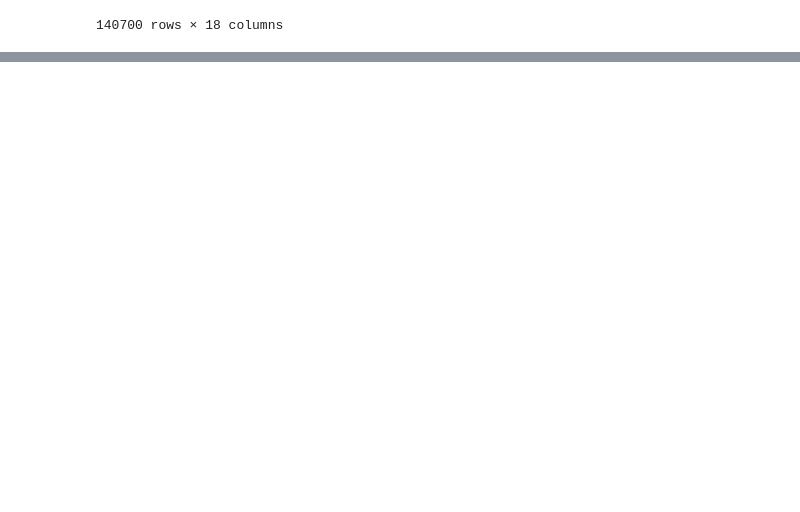
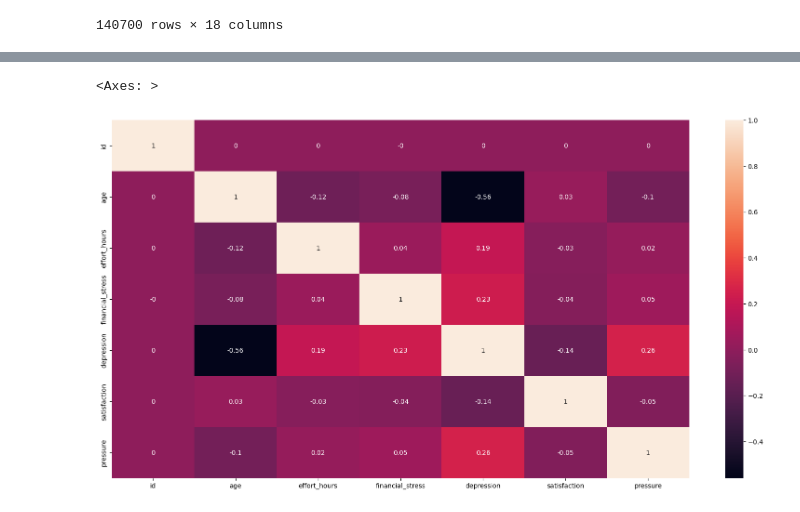
Before and after one commit to sampontiroli/projects, a Jupyter notebook: exploring-mental-health-eda.ipynb, the cells around one changed output, grey strips where cells are left out. Drawn from its saved outputs; the diff is of its cells as text; code cells hidden in the pictures; blank space fills up the shorter version.

Commit message:
Kaggle Notebook | exploring mental health_EDA | Version 2

```diff
--- a/exploring-mental-health-eda.ipynb
+++ b/exploring-mental-health-eda.ipynb
@@ -5,11 +5,15 @@ import numpy as np
 import pandas as pd
 import matplotlib.pyplot as plt
 import seaborn as sns
+
+plt.rcParams['figure.figsize'] = (20, 10)
 # %%
 #Dataframe import
 
 df = pd.read_csv('/kaggle/input/playground-series-s4e11/train.csv')
 
+df.drop_duplicates(inplace = True)
+
 df.head()
 # %% [output]
 |  | id | Name | Gender | Age | City | Working Professional or Student | Profession | Academic Pressure | ... |
@@ -109,0 +145,4 @@ df.describe()
+# %%
+df = df.drop(['cgpa'], axis = 1)
+
+df.dropna(subset = ['satisfaction', 'pressure', 'degree', 'dietary_habits', 'financial_stress', 'name'], inplace=True)
@@ -109,0 +158,10 @@ df.describe()
+# %%
+# By looking at correlations between variables I see there is no strong correlation between numeric features (no multicollinearity, this is good).
+# Depression seems negatively correlated with age, which may have sense: as a person grows older he/she might able to better control variables which impact on his/her mental wellbeing,
+# while younger people might be more negatively impacted by financial stress and pressure (maybe they can hardly bear these issues?).
+
+sns.heatmap(df.select_dtypes(include=['number']).corr().round(2),
+            annot=True)
+# %% [output]
+<Axes: >
+[figure, added]
```
Also changed, not shown: parts of 9 cells of this notebook.
